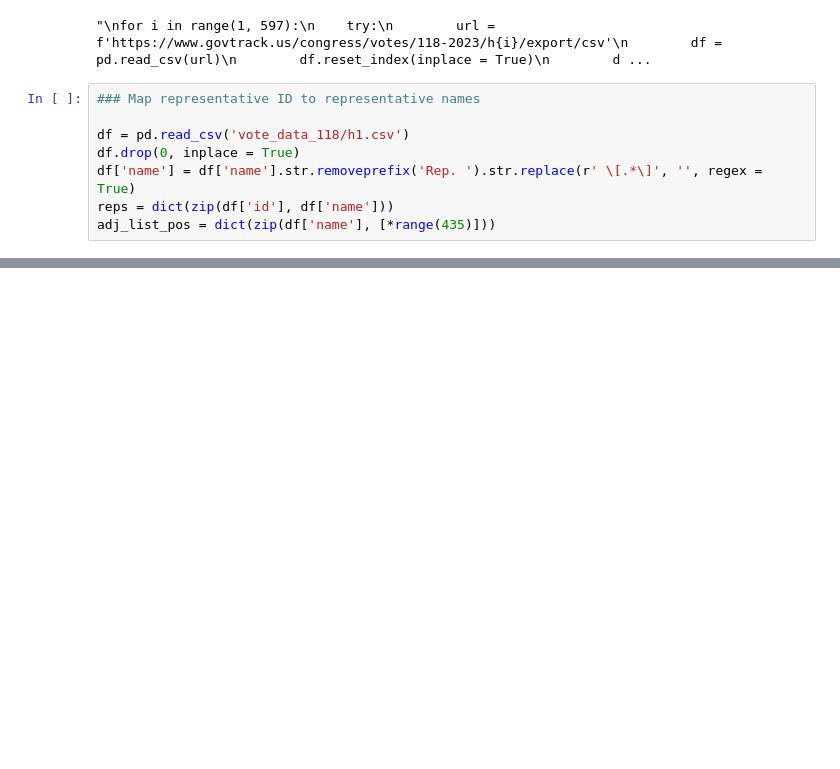
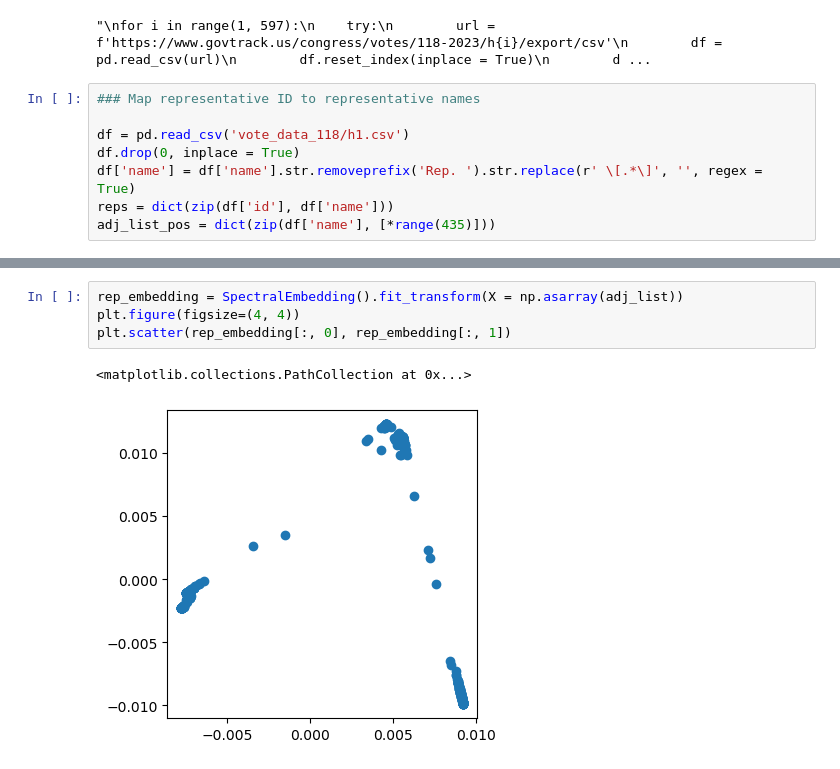
Before and after one commit to haiyan-wang/know-your-politician-copy, a Jupyter notebook: votes/vote_scraper.ipynb, the cells around one changed output, grey strips where cells are left out. Saved outputs shown, nothing was run; the diff lists cells and outputs as text; blank space fills up the shorter version.

```diff
--- a/votes/vote_scraper.ipynb
+++ b/votes/vote_scraper.ipynb
@@ -34,0 +64,7 @@ for file in os.listdir('vote_data_118'):
+# %%
+rep_embedding = SpectralEmbedding().fit_transform(X = np.asarray(adj_list))
+plt.figure(figsize=(4, 4))
+plt.scatter(rep_embedding[:, 0], rep_embedding[:, 1])
+# %% [output]
+<matplotlib.collections.PathCollection at 0x...>
+[figure, added]
```
Also changed, not shown: parts of 5 cells of this notebook, 1 other file.
